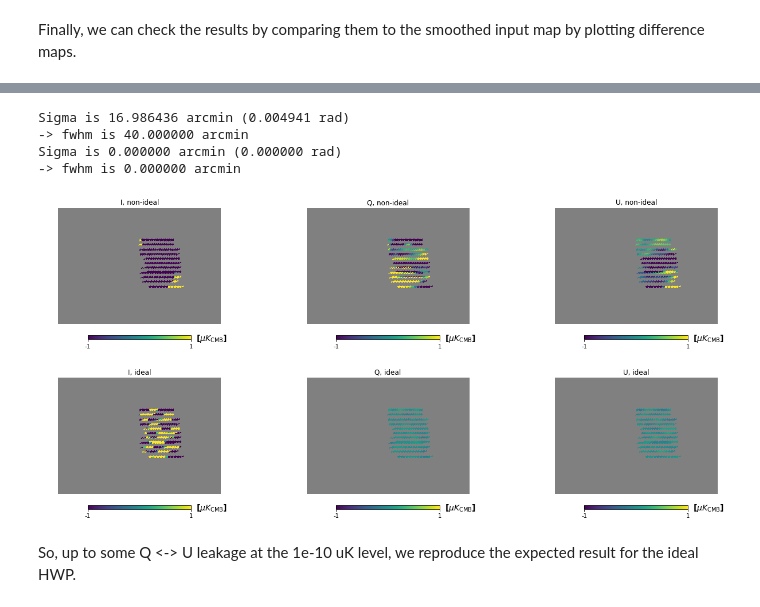
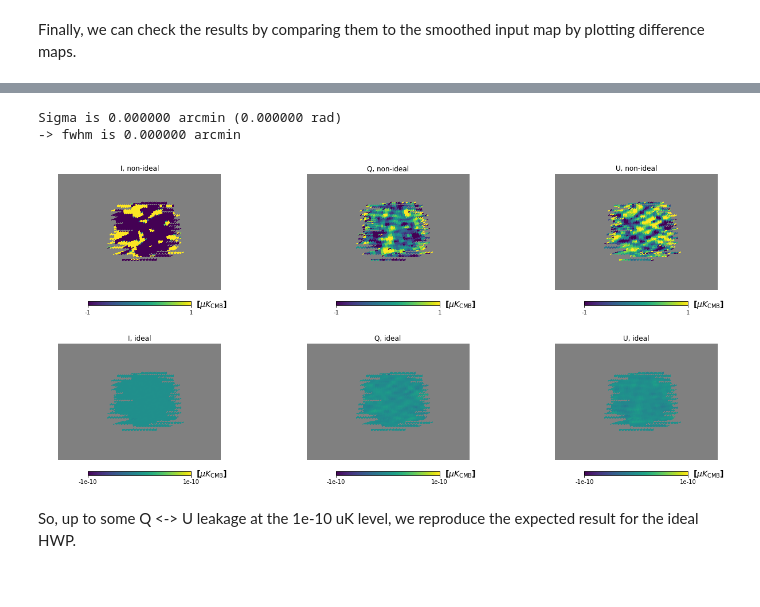
Before and after one commit to AdriJD/beamconv, a Jupyter notebook: notebooks/simple_scan_hwp_effects.ipynb, the cells around one changed output, grey strips where cells are left out. Saved outputs shown, nothing was run; the diff lists cells and outputs as text; code cells hidden in the pictures.

```diff
--- a/notebooks/simple_scan_hwp_effects.ipynb
+++ b/notebooks/simple_scan_hwp_effects.ipynb
@@ -124,28 +172,25 @@ Finally, we can check the results by comparing them to the smoothed input map by
 # %%
-hp.smoothalm(alm, fwhm=np.radians(fwhm / 60.))
 sm_in = hp.alm2map(alm, hp.get_nside(maps[0]))
+ideal_diff = ideal_maps - sm_in
 diff = maps - sm_in
-ideal_diff = ideal_maps - sm_in
 # %% [output]
-Sigma is 16.986436 arcmin (0.004941 rad)
--> fwhm is 40.000000 arcmin
 Sigma is 0.000000 arcmin (0.000000 rad)
 -> fwhm is 0.000000 arcmin
 # %%
 fig2, axs2 = plt.subplots(ncols=3, nrows=2, figsize=(22, 10))
 plt.axes(axs2[0,0])
 hp.cartview(diff[0], min=-1, max=1, title='I, non-ideal', **cart_opts)
 plt.axes(axs2[0,1])
 hp.cartview(diff[1], min=-1, max=1, title='Q, non-ideal', **cart_opts)
 plt.axes(axs2[0,2])
 hp.cartview(diff[2], min=-1, max=1, title='U, non-ideal', **cart_opts)
 plt.axes(axs2[1,0])
-hp.cartview(ideal_diff[0], min=-1, max=1, title='I, ideal', **cart_opts)
+hp.cartview(ideal_diff[0], min=-1e-10, max=1e-10, title='I, ideal', **cart_opts)
 plt.axes(axs2[1,1])
-hp.cartview(ideal_diff[1], min=-1, max=1, title='Q, ideal', **cart_opts)
+hp.cartview(ideal_diff[1], min=-1e-10, max=1e-10, title='Q, ideal', **cart_opts)
 plt.axes(axs2[1,2])
-hp.cartview(ideal_diff[2], min=-1, max=1, title='U, ideal', **cart_opts)
+hp.cartview(ideal_diff[2], min=-1e-10, max=1e-10, title='U, ideal', **cart_opts)
 # %% [output]
-[figure, old version]
+[figure, new version]
 # %% [markdown]
 So, up to some Q <-> U leakage at the 1e-10 uK level, we reproduce the expected result for the ideal HWP.
```
Also changed, not shown: parts of 7 cells of this notebook, 1 other file.
